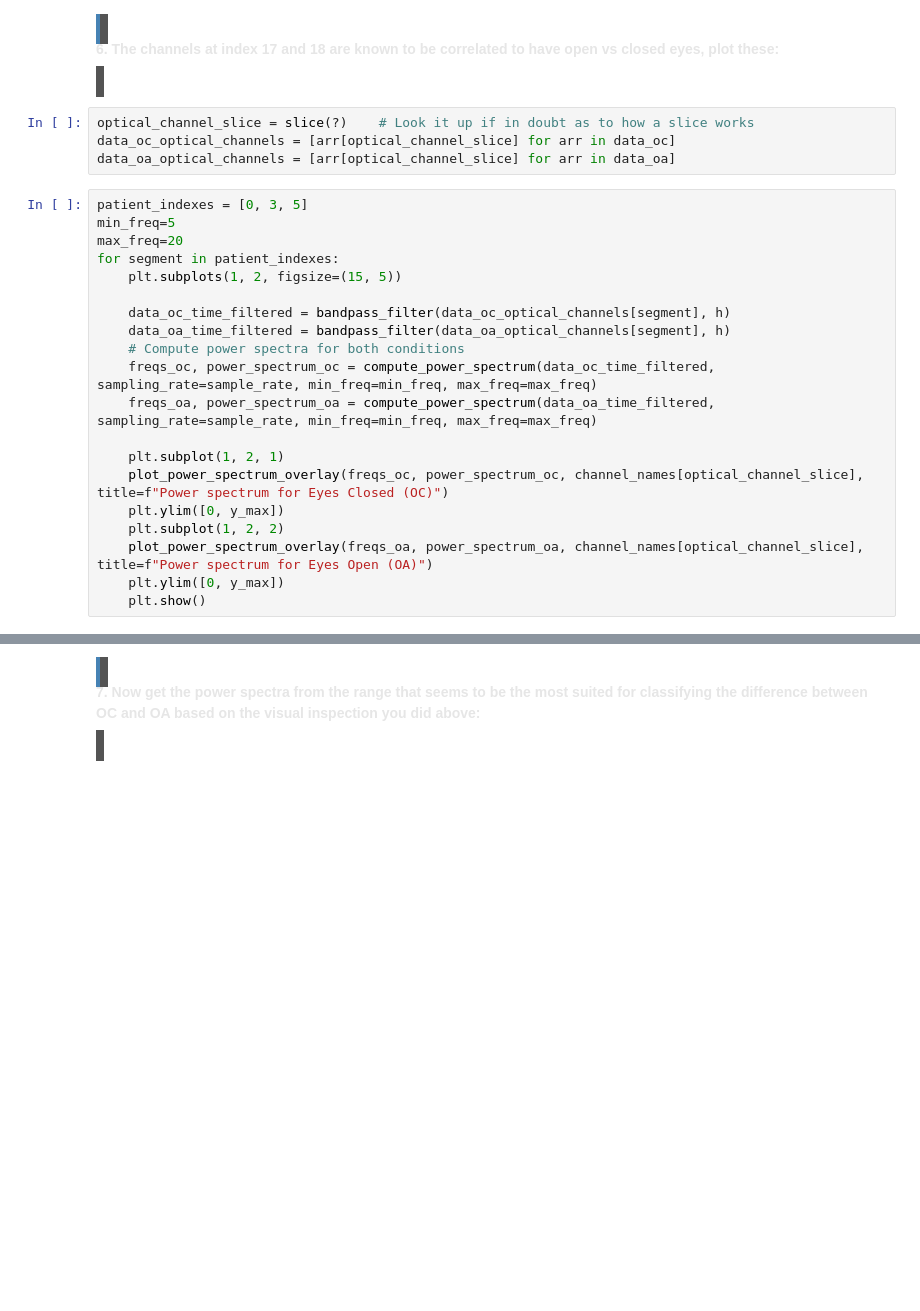
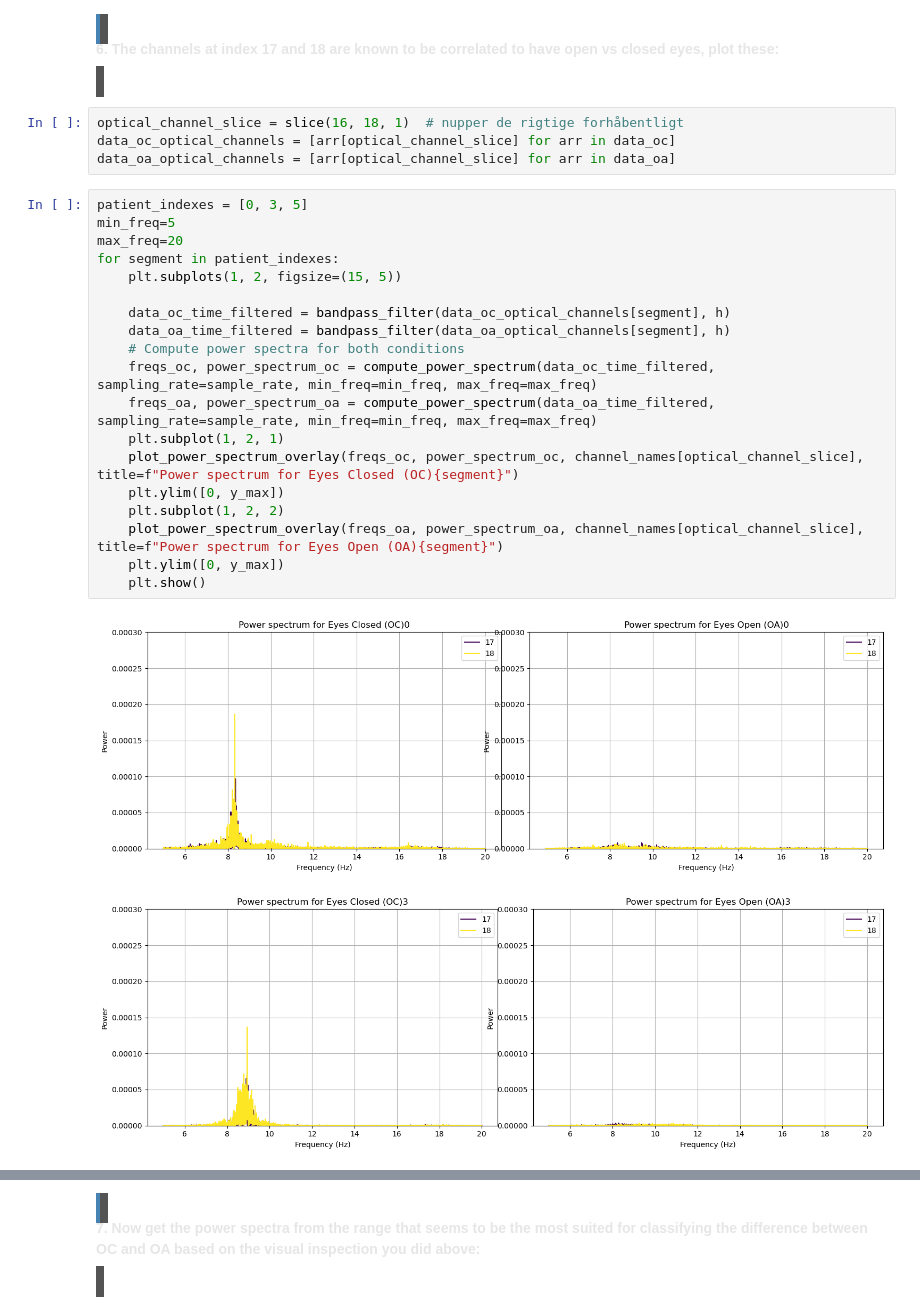
Before and after one commit to Nunk-sketch/ass2, a Jupyter notebook: haha/assignment_2/assignment_2.ipynb, the cells around one changed output, grey strips where cells are left out. Saved outputs shown, nothing was run; the diff lists cells and outputs as text; blank space fills up the shorter version.

```diff
--- a/haha/assignment_2/assignment_2.ipynb
+++ b/haha/assignment_2/assignment_2.ipynb
@@ -721,26 +729,28 @@ $\dots$
 
 </span>
 # %%
-optical_channel_slice = slice(?)    # Look it up if in doubt as to how a slice works
+optical_channel_slice = slice(16, 18, 1)  # nupper de rigtige forhåbentligt
 data_oc_optical_channels = [arr[optical_channel_slice] for arr in data_oc]
 data_oa_optical_channels = [arr[optical_channel_slice] for arr in data_oa]
 # %%
 patient_indexes = [0, 3, 5]
 min_freq=5
 max_freq=20
 for segment in patient_indexes:
     plt.subplots(1, 2, figsize=(15, 5))
 
     data_oc_time_filtered = bandpass_filter(data_oc_optical_channels[segment], h)
     data_oa_time_filtered = bandpass_filter(data_oa_optical_channels[segment], h)
     # Compute power spectra for both conditions
     freqs_oc, power_spectrum_oc = compute_power_spectrum(data_oc_time_filtered, sampling_rate=sample_rate, min_freq=min_freq, max_freq=max_freq)
     freqs_oa, power_spectrum_oa = compute_power_spectrum(data_oa_time_filtered, sampling_rate=sample_rate, min_freq=min_freq, max_freq=max_freq)
-
     plt.subplot(1, 2, 1)
-    plot_power_spectrum_overlay(freqs_oc, power_spectrum_oc, channel_names[optical_channel_slice], title=f"Power spectrum for Eyes Closed (OC)")
+    plot_power_spectrum_overlay(freqs_oc, power_spectrum_oc, channel_names[optical_channel_slice], title=f"Power spectrum for Eyes Closed (OC){segment}")
     plt.ylim([0, y_max])
     plt.subplot(1, 2, 2)
-    plot_power_spectrum_overlay(freqs_oa, power_spectrum_oa, channel_names[optical_channel_slice], title=f"Power spectrum for Eyes Open (OA)")
+    plot_power_spectrum_overlay(freqs_oa, power_spectrum_oa, channel_names[optical_channel_slice], title=f"Power spectrum for Eyes Open (OA){segment}")
     plt.ylim([0, y_max])
     plt.show()
+# %% [output]
+[figure, added]
+[figure, added]
```
Also changed, not shown: parts of 9 cells of this notebook.
